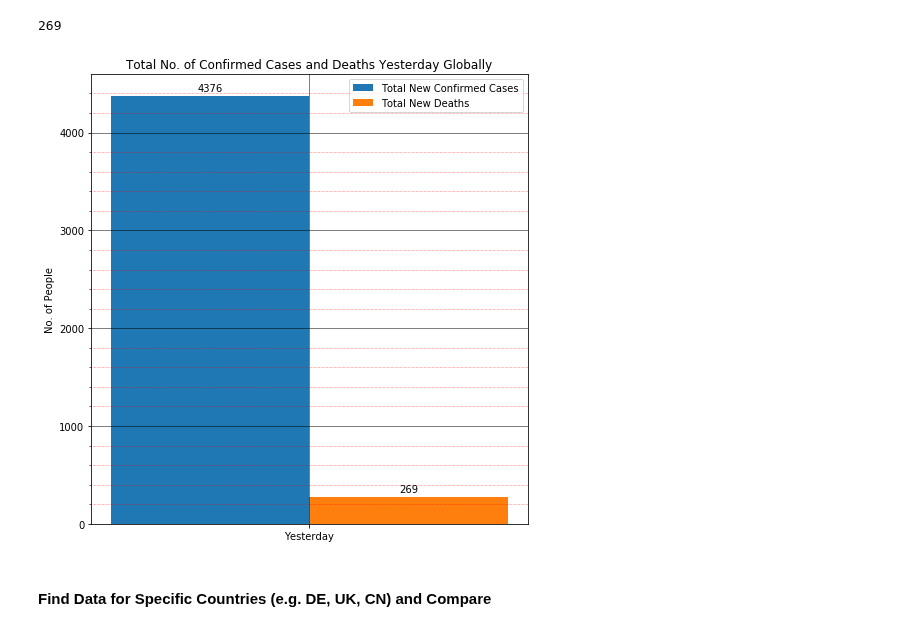
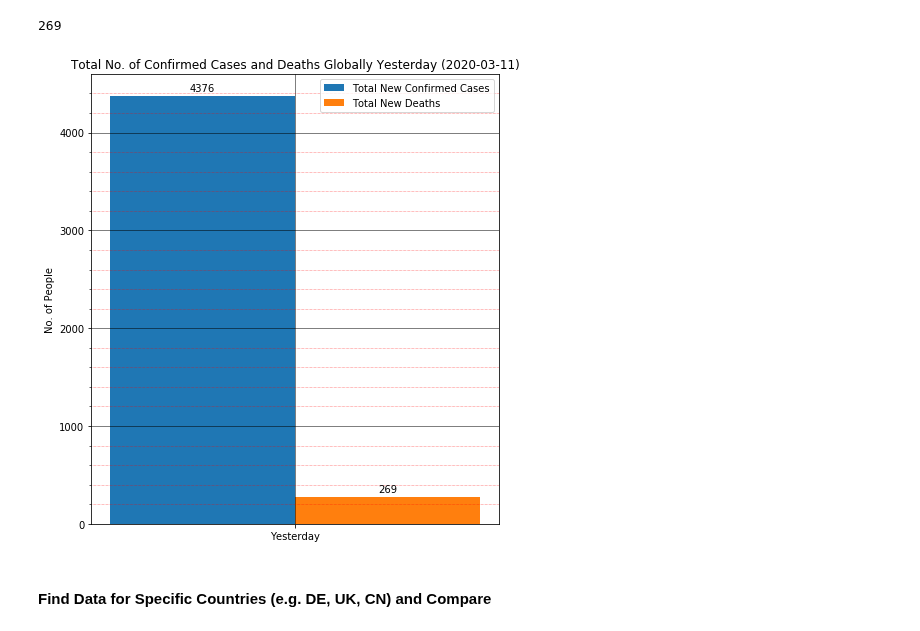
Before and after one commit to joshuagladwin/COVID-19, a Jupyter notebook: COVID-19.ipynb, the cells around one changed output. Saved outputs shown, nothing was run; the diff lists cells and outputs as text; code cells hidden in the pictures.

Commit message:
Update "Yesterday" Charts

```diff
--- a/COVID-19.ipynb
+++ b/COVID-19.ipynb
@@ -226,7 +226,7 @@ rects2 = ax.bar(x + width/2, NewDeaths, width, label='New Deaths')
 
 # Add some text for labels, title and custom x-axis tick labels, etc.
 ax.set_ylabel('No. of People')
-ax.set_title('Top 20 Countries with the Most New Confirmed Cases and Deaths Yesterday')
+ax.set_title('Top 20 Countries with the Most New Confirmed Cases and Deaths Yesterday (' + str(yesterday) + ')')
 ax.set_xticks(x)
 ax.set_xticklabels(labels, rotation=90)
 
@@ -252,7 +252,8 @@ autolabel(rects2)
 
 fig.tight_layout()
 
-plt.savefig('Images/'+str(today) + ' Top 20 Countries with the Most New Confirmed Cases and Deaths Yesterday.png')
+plt.savefig('Images/'+str(today) + ' Top 20 Countries with the Most New Confirmed Cases and Deaths Yesterday ('
+            + str(yesterday) + ').png')
 
 plt.show()
 # %% [output]
@@ -282,37 +283,37 @@ rects2 = ax.bar(x + width/2, NewDeaths, width, label='Total New Deaths')
 
 # Add some text for labels, title and custom x-axis tick labels, etc.
 ax.set_ylabel('No. of People')
-ax.set_title('Total No. of Confirmed Cases and Deaths Yesterday Globally')
+ax.set_title('Total No. of Confirmed Cases and Deaths Globally Yesterday (' + str(yesterday) + ')')
 ax.set_xticks(x)
 ax.set_xticklabels(labels)
 
 ax.minorticks_on()
 ax.grid(which='major', linestyle='-', linewidth='0.5', color='black')
 ax.grid(which='minor', linestyle=':', linewidth='0.5', color='red')
 ax.legend()
 
 
 def autolabel(rects):
     """Attach a text label above each bar in *rects*, displaying its height."""
     for rect in rects:
         height = rect.get_height()
         ax.annotate('{}'.format(height),
                     xy=(rect.get_x() + rect.get_width() / 2, height),
                     xytext=(0, 3),  # 3 points vertical offset
                     textcoords="offset points",
                     ha='center', va='bottom')
 
 
 autolabel(rects1)
 autolabel(rects2)
 
 fig.tight_layout()
 
-plt.savefig('Images/'+str(today) + ' Total No. of Confirmed Cases and Deaths Yesterday Globally.png')
+plt.savefig('Images/'+str(today) + ' Total No. of Confirmed Cases and Deaths Globally Yesterday (' + str(yesterday) + ').png')
 
 plt.show()
 # %% [output]
-[figure, old version]
+[figure, new version]
 # %% [markdown]
 #### Find Data for Specific Countries (e.g. DE, UK, CN) and Compare
 # %% [markdown]
```
Also changed, not shown: parts of 1 cell of this notebook, 4 other files.
